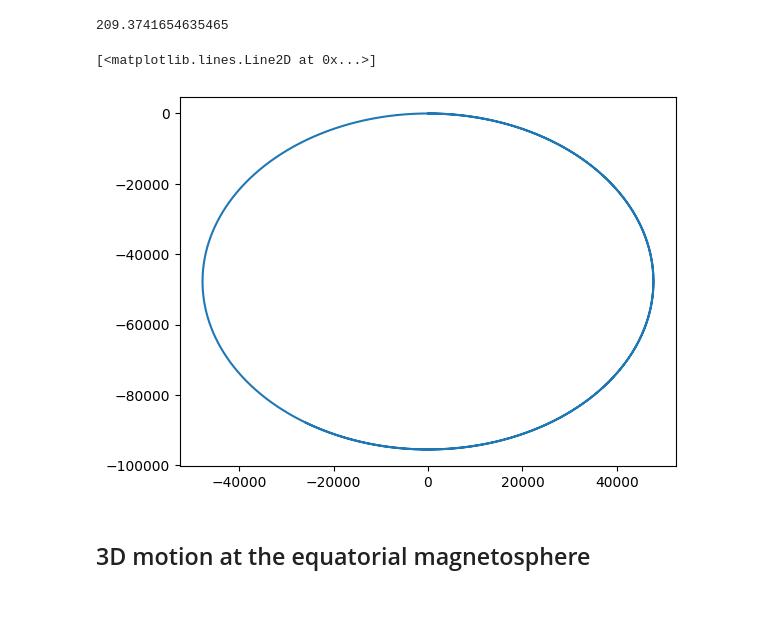
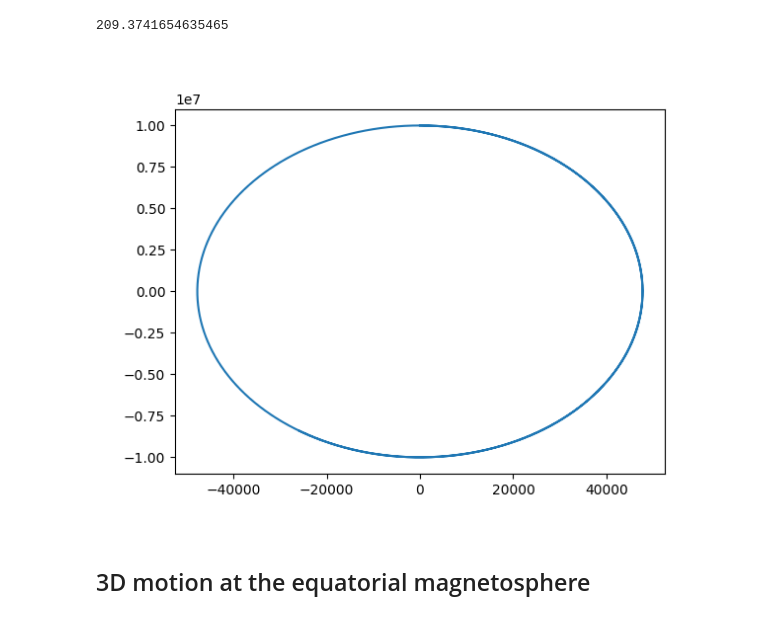
Before and after one commit to mshumko/p68_f22, a Jupyter notebook: bounce_motion/cyclotron.ipynb, the cells around one changed output. Drawn from its saved outputs; the diff is of its cells as text; code cells hidden in the pictures.

```diff
--- a/bounce_motion/cyclotron.ipynb
+++ b/bounce_motion/cyclotron.ipynb
@@ -37,11 +39,12 @@ t = np.linspace(0, 10/w_c, num=5000)
 solution = odeint(f, X0, t, args=args)
 # %% [output]
 209.3741654635465
-# %%
-plt.plot(solution[:, 0], solution[:, 2])
-# %% [output]
-[<matplotlib.lines.Line2D at 0x...>]
-[figure, removed]
+# %%
+ax = plt.subplot(111, projection=None)
+ax.plot(solution[:, 0], solution[:, 1])
+plt.show()
+# %% [output]
+[figure, added]
 # %% [markdown]
 ## 3D motion at the equatorial magnetosphere
 # %%
```
Also changed, not shown: parts of 5 cells of this notebook, 5 other files.
